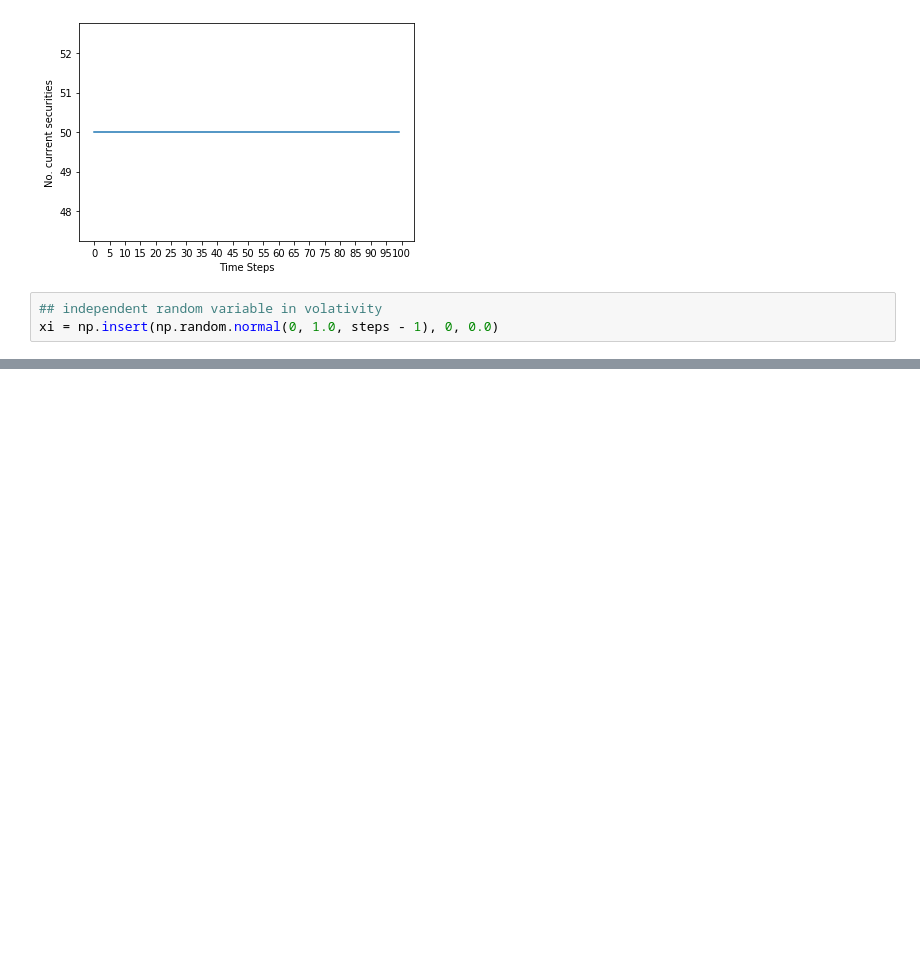
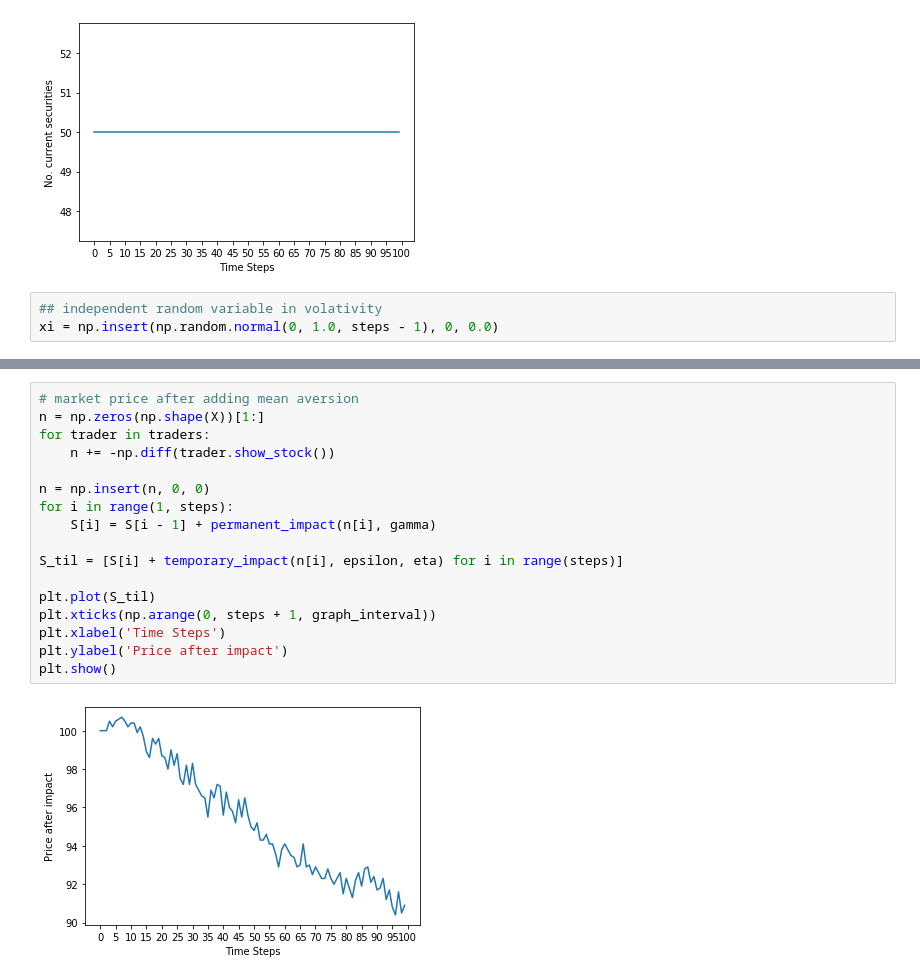
Before and after one commit to khanhnguyen15/Market-Simulation, a Jupyter notebook: Almgen-Chriss Market.ipynb, the cells around one changed output, grey strips where cells are left out. Drawn from its saved outputs; the diff is of its cells as text; blank space fills up the shorter version.

```diff
--- a/Almgen-Chriss Market.ipynb
+++ b/Almgen-Chriss Market.ipynb
@@ -147,0 +190,19 @@ array([ 0, -2,  0, -1, -1, -1,  0,  0, -1, -2, -1,  0,  0, -1,  0, -2,  0,
+# %%
+# market price after adding mean aversion
+n = np.zeros(np.shape(X))[1:]
+for trader in traders:
+    n += -np.diff(trader.show_stock())
+
+n = np.insert(n, 0, 0)
+for i in range(1, steps):
+    S[i] = S[i - 1] + permanent_impact(n[i], gamma)
+
+S_til = [S[i] + temporary_impact(n[i], epsilon, eta) for i in range(steps)]
+
+plt.plot(S_til)
+plt.xticks(np.arange(0, steps + 1, graph_interval))
+plt.xlabel('Time Steps')
+plt.ylabel('Price after impact')
+plt.show()
+# %% [output]
+[figure, added]
```
Also changed, not shown: parts of 6 cells of this notebook.
